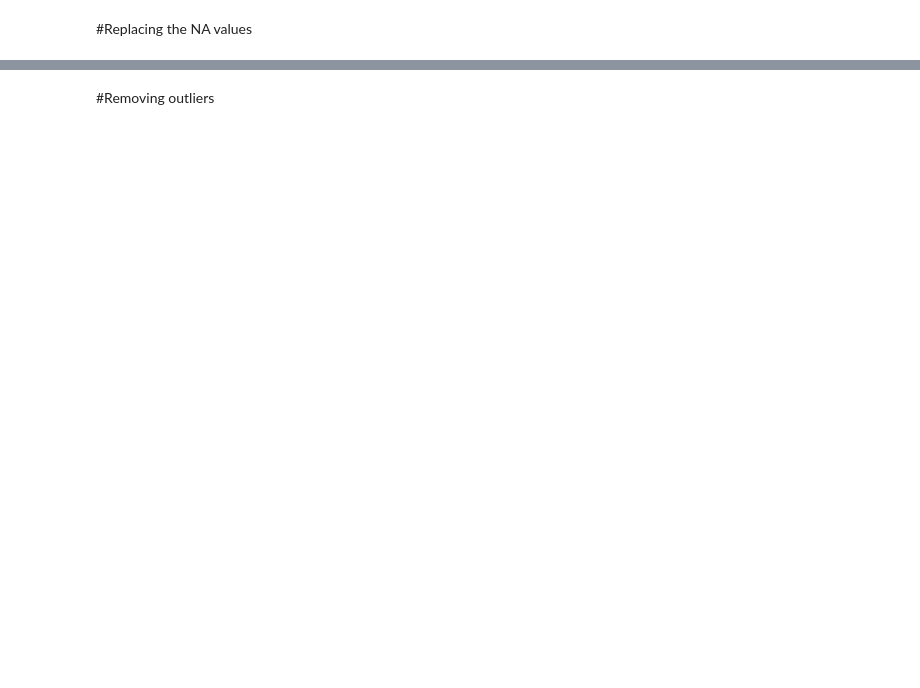
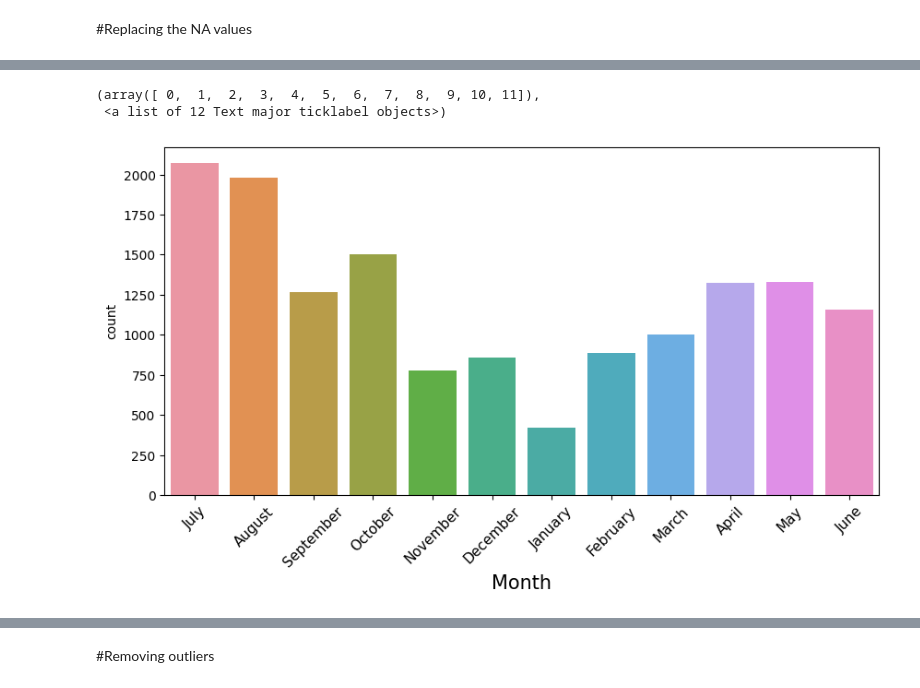
Before and after one commit to Aashrit77/Prject1, a Jupyter notebook: Project_1.ipynb, the cells around one changed output, grey strips where cells are left out. Drawn from its saved outputs; the diff is of its cells as text; code cells hidden in the pictures; blank space fills up the shorter version.

```diff
--- a/Project_1.ipynb
+++ b/Project_1.ipynb
@@ -90,11 +105,10 @@ dtype: object
 # %% [markdown]
 #Replacing the NA values
-# %%
-df[["company","agent"]] = df[["company","agent"]].fillna(0.0)
-# %%
-df["country"].fillna(df.country.mode().to_string(),inplace=True)
-# %%
-df["children"]=df["children"].fillna(0.0)
+# %%
+df["agent"] = df["agent"].fillna(0)
+df["children"] = df["children"].fillna(0)
+df["country"] = df["country"].fillna("PRT")
+df = df.drop("company",axis=1)
 # %%
 df.isnull().sum()
 # %% [output]
@@ -117 +131,10 @@ reservation_status_date           0
 dtype: int64
+# %%
+fig = plt.figure(figsize=(10,5), dpi = 100)
+sns.countplot(data=df, x = 'arrival_date_month')
+plt.xlabel('Month', fontsize=15)
+plt.xticks(rotation=45,fontsize=11)
+# %% [output]
+(array([ 0,  1,  2,  3,  4,  5,  6,  7,  8,  9, 10, 11]),
+ <a list of 12 Text major ticklabel objects>)
+[figure, added]
```
Also changed, not shown: parts of 48 cells of this notebook.
